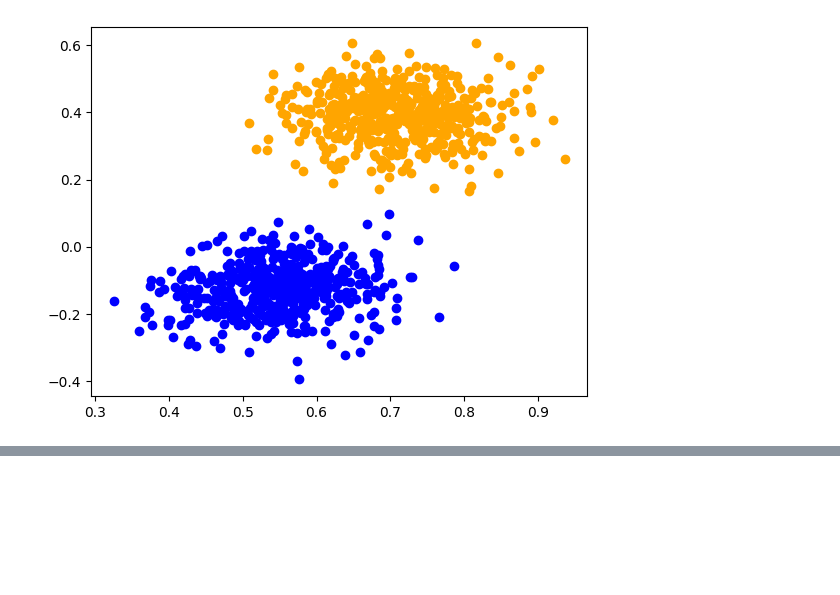
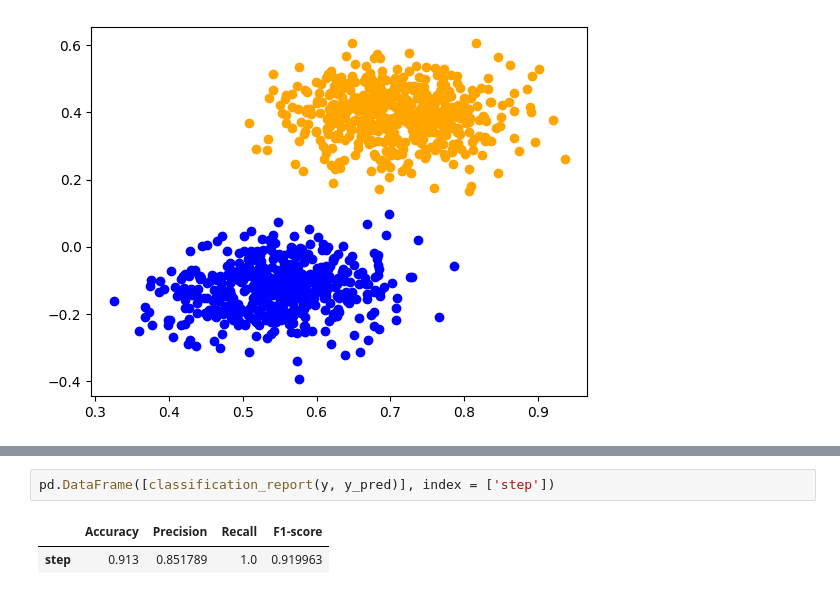
Before and after one commit to F1ameX/Modern-Methods-of-Deep-Machine-Learning, a Jupyter notebook: 2_elementary_perceptron/2_elementary_perceptron.ipynb, the cells around one changed output, grey strips where cells are left out. Cells and saved outputs as stored; diff of their text form; blank space fills up the shorter version.

```diff
--- a/2_elementary_perceptron/2_elementary_perceptron.ipynb
+++ b/2_elementary_perceptron/2_elementary_perceptron.ipynb
@@ -344,0 +394,5 @@ plt.show()
+# %%
+pd.DataFrame([classification_report(y, y_pred)], index = ['step'])
+# %% [output]
+|  | Accuracy | Precision | Recall | F1-score |
+| step | 0.913 | 0.851789 | 1.0 | 0.919963 |
```
Also changed, not shown: parts of 5 cells of this notebook.
